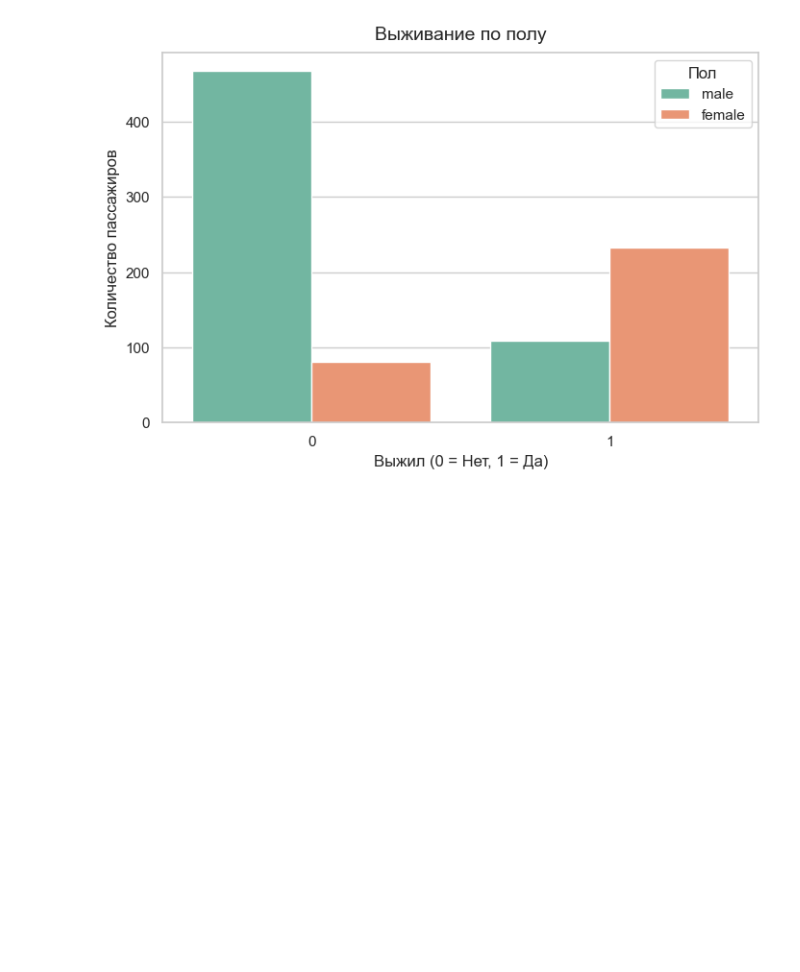
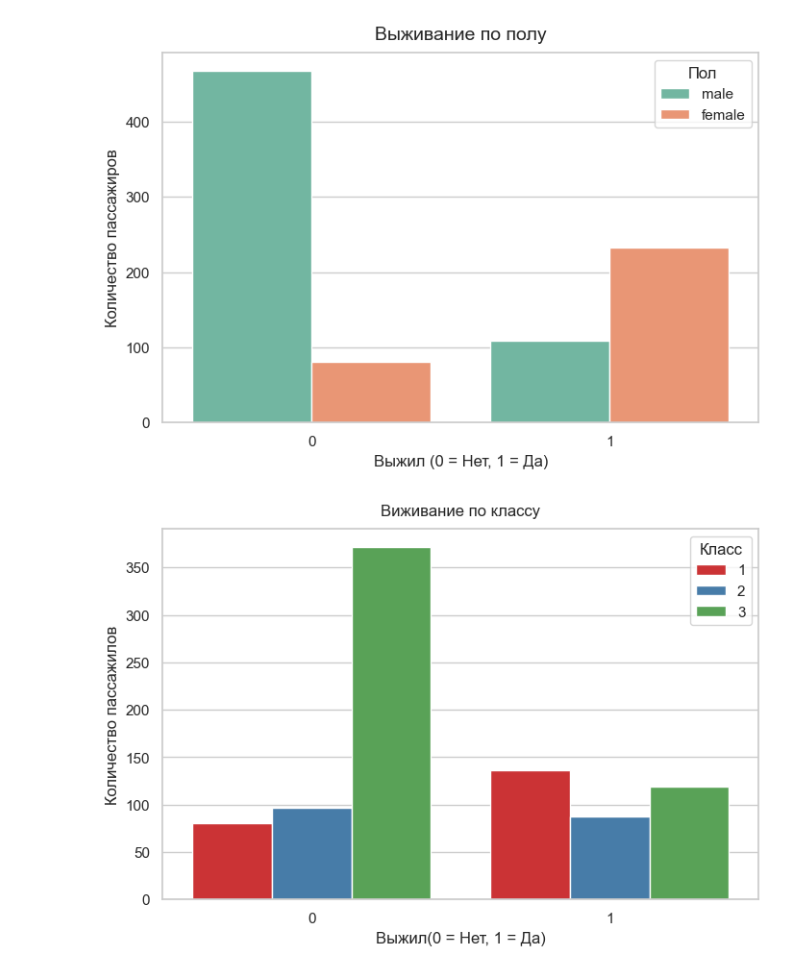
Before and after one commit to nafaniaa/titanic_project, a Jupyter notebook: notebooks/main.ipynb, the cells around one changed output. Saved outputs shown, nothing was run; the diff lists cells and outputs as text; code cells hidden in the pictures; blank space fills up the shorter version.

Commit message:
analyzed the data

```diff
--- a/notebooks/main.ipynb
+++ b/notebooks/main.ipynb
@@ -170,3 +170,14 @@ plt.savefig('../figures/survival_by_sex.png', dpi=300, bbox_inches='tight')
 plt.show()
 # %% [output]
 [figure]
+# %%
+plt.figure(figsize=(8,5))
+sns.countplot(x='Survived', hue='Pclass', data=train_df, palette='Set1')
+plt.title('Виживание по классу', pad=10)
+plt.xlabel('Выжил(0 = Нет, 1 = Да)')
+plt.ylabel('Количество пассажилов')
+plt.legend(title = 'Класс', loc = 'upper right')
+plt.savefig('../figures/survival_by_class.png')
+plt.show()
+# %% [output]
+[figure, added]
```
Also changed, not shown: parts of 6 cells of this notebook, 2 other files.
